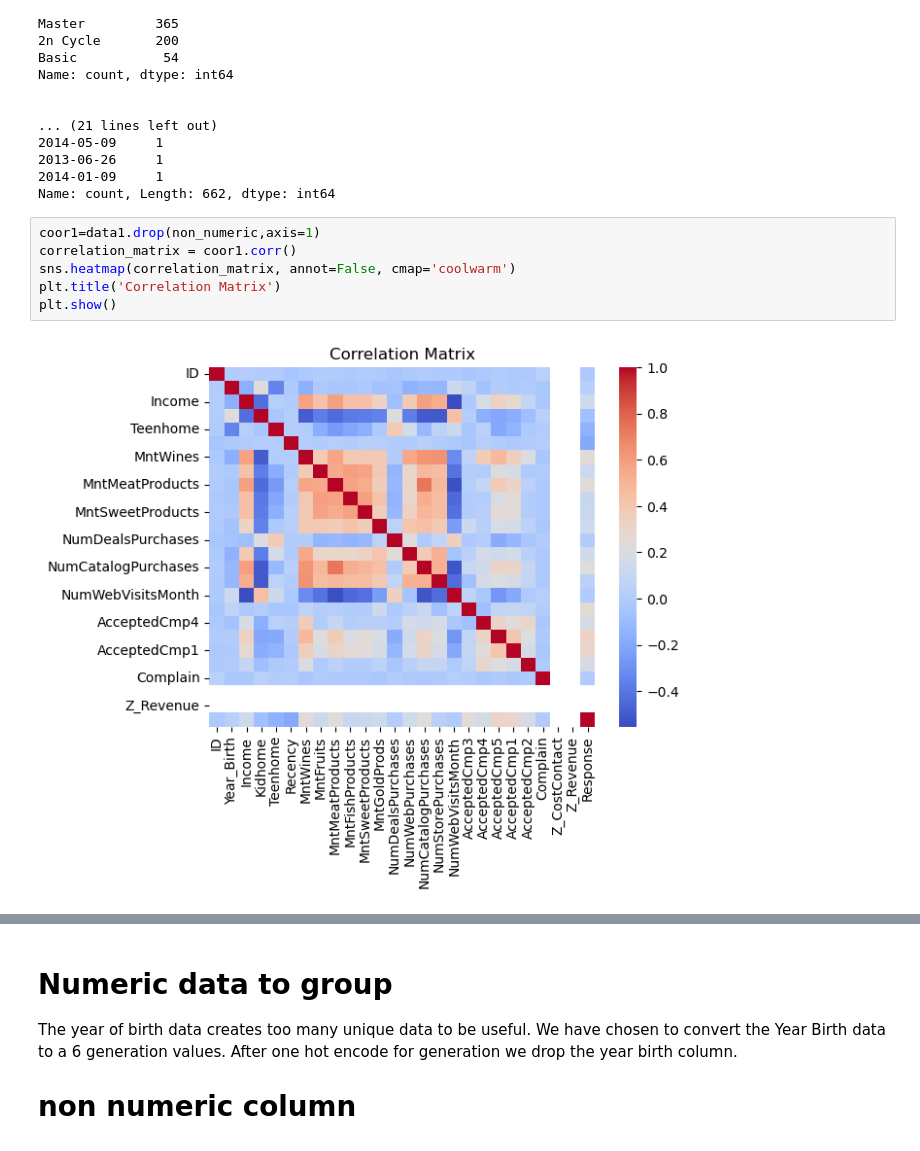
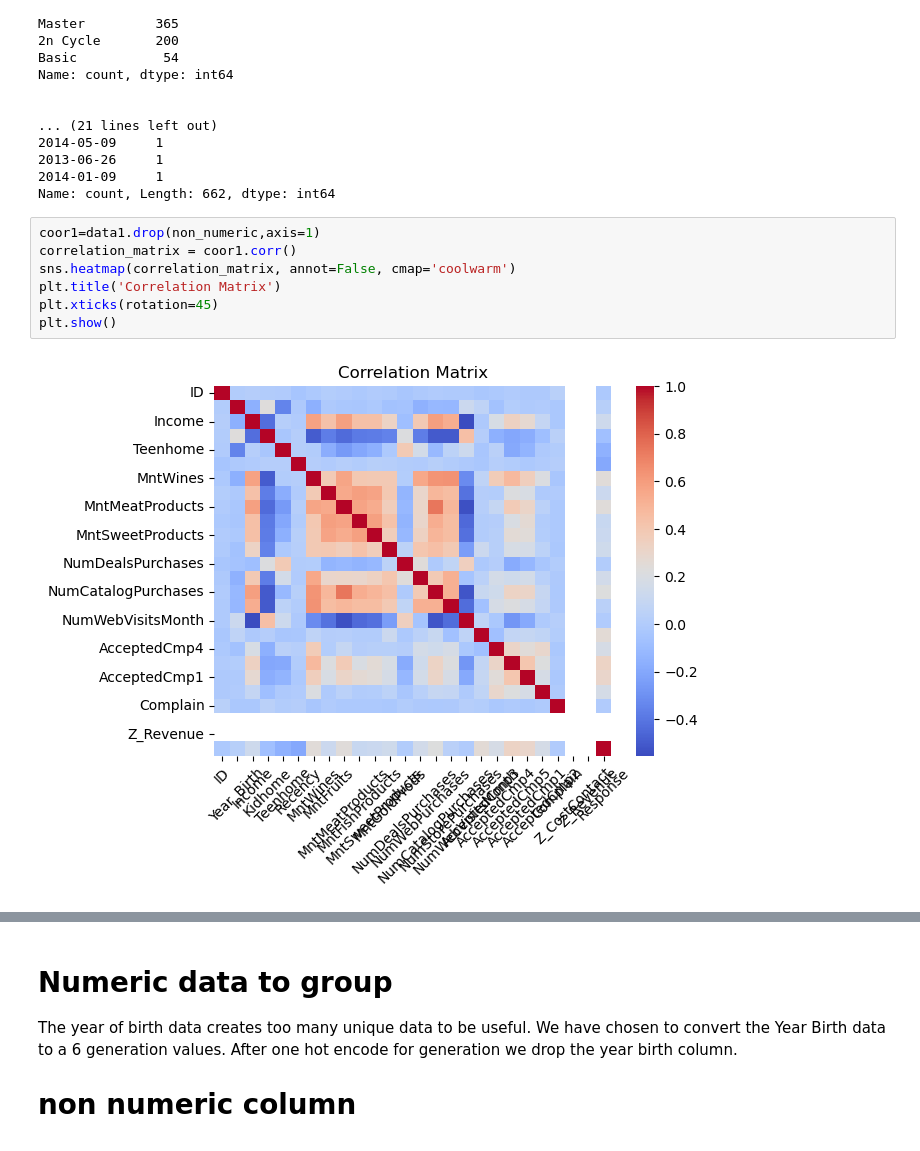
Before and after one commit to ehxewri/Project-2, a Jupyter notebook: Maketing Campaign/Marketing_Campaign.ipynb, the cells around one changed output, grey strips where cells are left out. Drawn from its saved outputs; the diff is of its cells as text.

```diff
--- a/Maketing Campaign/Marketing_Campaign.ipynb
+++ b/Maketing Campaign/Marketing_Campaign.ipynb
@@ -159,8 +158,9 @@ Name: count, Length: 662, dtype: int64
 # %%
 coor1=data1.drop(non_numeric,axis=1)
 correlation_matrix = coor1.corr()
 sns.heatmap(correlation_matrix, annot=False, cmap='coolwarm')
 plt.title('Correlation Matrix')
+plt.xticks(rotation=45)
 plt.show()
 # %% [output]
-[figure, old version]
+[figure, new version]
```
Also changed, not shown: parts of 27 cells of this notebook.
